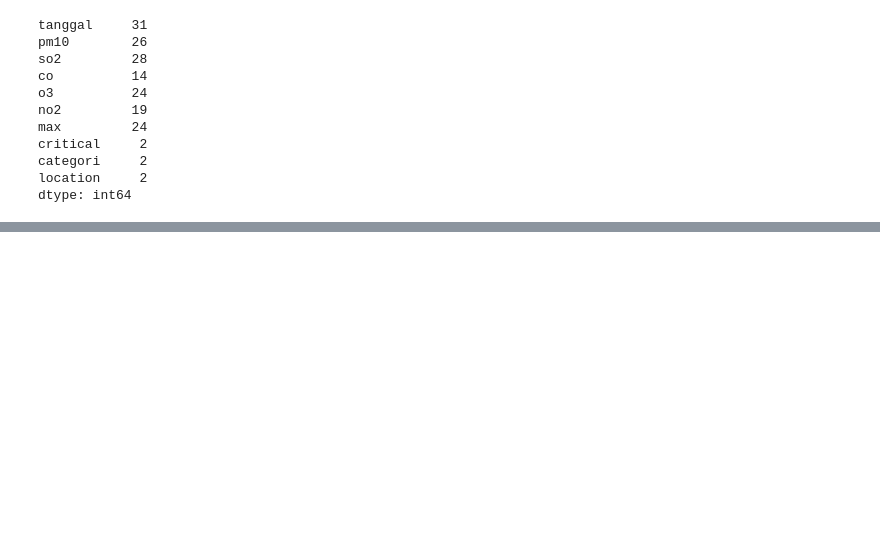
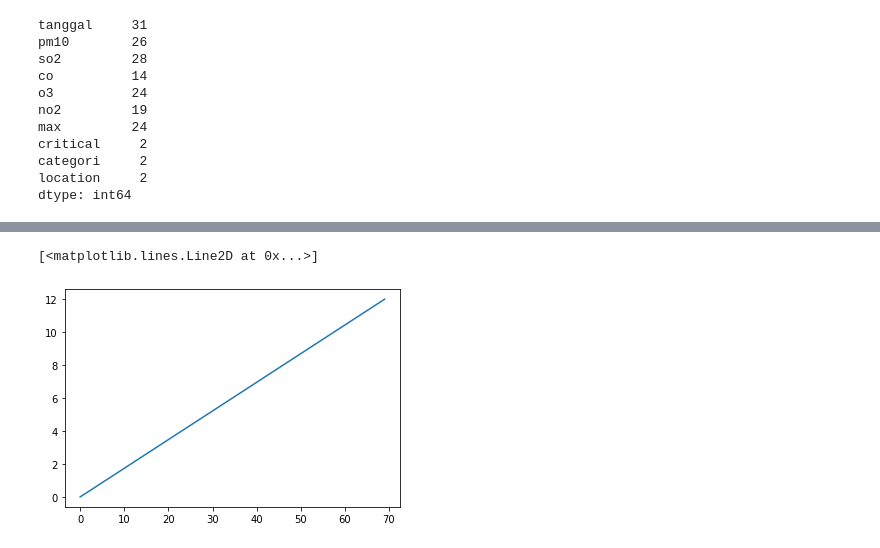
Before and after one commit to rasyidev/devalopa-class, a Jupyter notebook: Minggu-4/Untitled.ipynb, the cells around one changed output, grey strips where cells are left out. Cells and saved outputs as stored; diff of their text form; code cells hidden in the pictures; blank space fills up the shorter version.

```diff
--- a/Minggu-4/Untitled.ipynb
+++ b/Minggu-4/Untitled.ipynb
@@ -87,0 +124,5 @@ dtype: int64
+# %%
+plt.plot(x)
+# %% [output]
+[<matplotlib.lines.Line2D at 0x...>]
+[figure, added]
```
Also changed, not shown: parts of 12 cells of this notebook, 6 other files.
